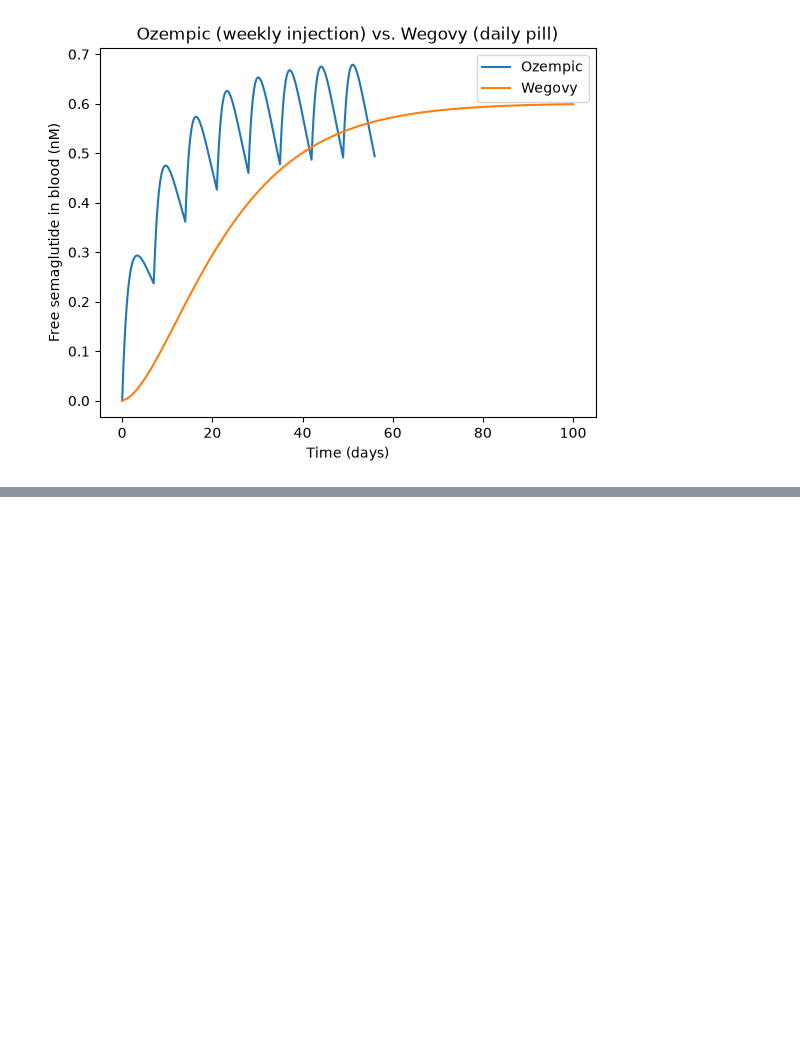
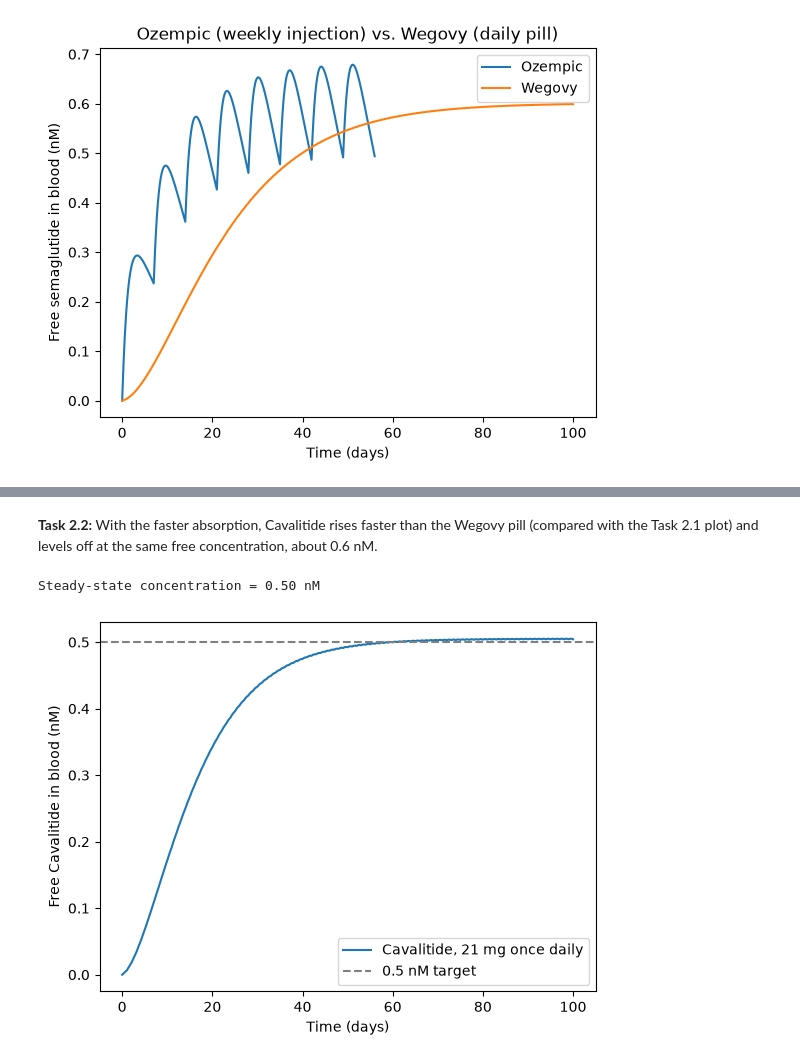
Before and after one commit to ashlee171/BME2315_Module3, a Jupyter notebook: Module3_Project_Template.ipynb, the cells around one changed output, grey strips where cells are left out. Cells and saved outputs as stored; diff of their text form; code cells hidden in the pictures; blank space fills up the shorter version.

```diff
--- a/Module3_Project_Template.ipynb
+++ b/Module3_Project_Template.ipynb
@@ -142,0 +154,17 @@ plt.show()
+# %% [markdown]
+**Task 2.2:** With the faster absorption, Cavalitide rises faster than the Wegovy pill (compared with the Task 2.1 plot) and levels off at the same free concentration, about 0.6 nM.
+# %%
+# Task 2.3: lower the dose from 25 mg to 21 mg per daily pill
+products['Cavalitide']['D'] = 21
+
+t, Cc = simulate(products['Cavalitide'])
+print(f"Steady-state concentration = {Ffree*Cc[-1]:.2f} nM")
+plt.plot(t/24, Ffree*Cc, label="Cavalitide, 21 mg once daily")
+plt.axhline(0.5, ls="--", c="gray", label="0.5 nM target")
+plt.xlabel("Time (days)")
+plt.ylabel("Free Cavalitide in blood (nM)")
+plt.legend()
+plt.show()
+# %% [output]
+Steady-state concentration = 0.50 nM
+[figure, added]
```
Also changed, not shown: parts of 29 cells of this notebook.
